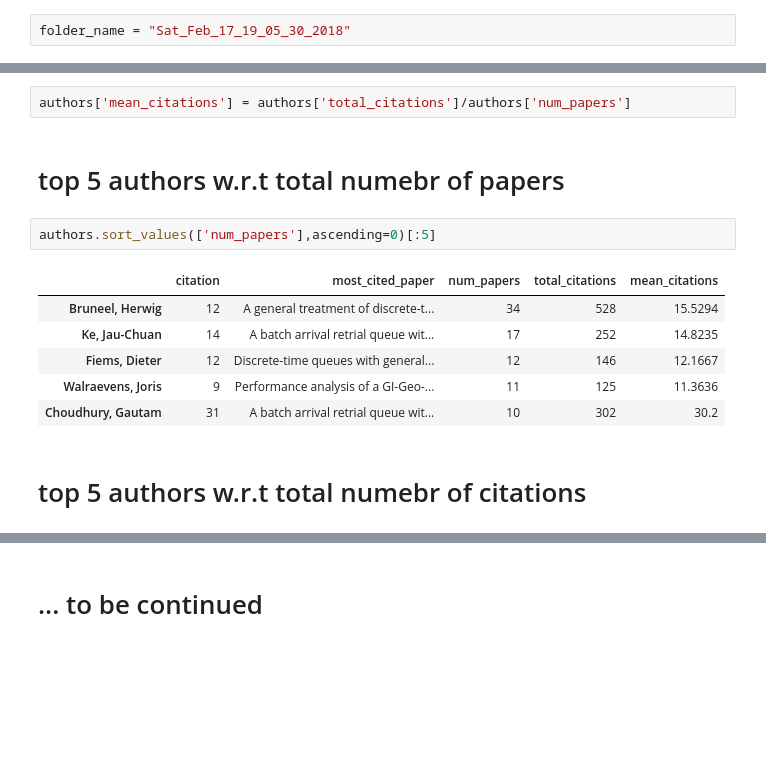
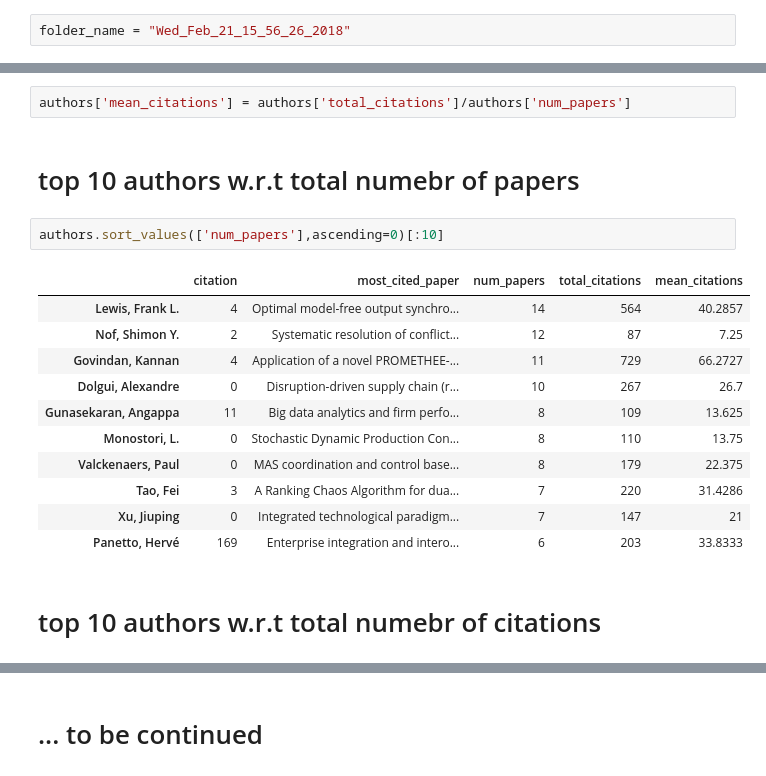
Before and after one commit to j-julaiti/Extract-article-data-from-Elsevier, a Jupyter notebook: exploratory_analysis.ipynb, the cells around one changed output, grey strips where cells are left out. Cells and saved outputs as stored; diff of their text form; blank space fills up the shorter version.

```diff
--- a/exploratory_analysis.ipynb
+++ b/exploratory_analysis.ipynb
@@ -5,7 +5,7 @@ import numpy as np
 # %%
 import matplotlib.pyplot as plt
 # %%
-folder_name = "Sat_Feb_17_19_05_30_2018"
+folder_name = "Wed_Feb_21_15_56_26_2018"
 # %%
 textdata = pickle.load(open(folder_name+'/extracted_data.p','rb'))
 # %%
@@ -84,16 +113,21 @@ authors = pd.DataFrame(authors).T
 # %%
 authors['mean_citations'] = authors['total_citations']/authors['num_papers']
 # %% [markdown]
-# top 5 authors w.r.t total numebr of papers
+# top 10 authors w.r.t total numebr of papers
 # %%
-authors.sort_values(['num_papers'],ascending=0)[:5]
+authors.sort_values(['num_papers'],ascending=0)[:10]
 # %% [output]
 |  | citation | most_cited_paper | num_papers | total_citations | mean_citations |
-| Bruneel, Herwig | 12 | A general treatment of discrete-t... | 34 | 528 | 15.5294 |
-| Ke, Jau-Chuan | 14 | A batch arrival retrial queue wit... | 17 | 252 | 14.8235 |
-| Fiems, Dieter | 12 | Discrete-time queues with general... | 12 | 146 | 12.1667 |
-| Walraevens, Joris | 9 | Performance analysis of a GI-Geo-... | 11 | 125 | 11.3636 |
-| Choudhury, Gautam | 31 | A batch arrival retrial queue wit... | 10 | 302 | 30.2 |
+| Lewis, Frank L. | 4 | Optimal model-free output synchro... | 14 | 564 | 40.2857 |
+| Nof, Shimon Y. | 2 | Systematic resolution of conflict... | 12 | 87 | 7.25 |
+| Govindan, Kannan | 4 | Application of a novel PROMETHEE-... | 11 | 729 | 66.2727 |
+| Dolgui, Alexandre | 0 | Disruption-driven supply chain (r... | 10 | 267 | 26.7 |
+| Gunasekaran, Angappa | 11 | Big data analytics and firm perfo... | 8 | 109 | 13.625 |
+| Monostori, L. | 0 | Stochastic Dynamic Production Con... | 8 | 110 | 13.75 |
+| Valckenaers, Paul | 0 | MAS coordination and control base... | 8 | 179 | 22.375 |
+| Tao, Fei | 3 | A Ranking Chaos Algorithm for dua... | 7 | 220 | 31.4286 |
+| Xu, Jiuping | 0 | Integrated technological paradigm... | 7 | 147 | 21 |
+| Panetto, Hervé | 169 | Enterprise integration and intero... | 6 | 203 | 33.8333 |
 # %% [markdown]
-# top 5 authors w.r.t total numebr of citations
+# top 10 authors w.r.t total numebr of citations
 # %%
```
Also changed, not shown: parts of 13 cells of this notebook.
